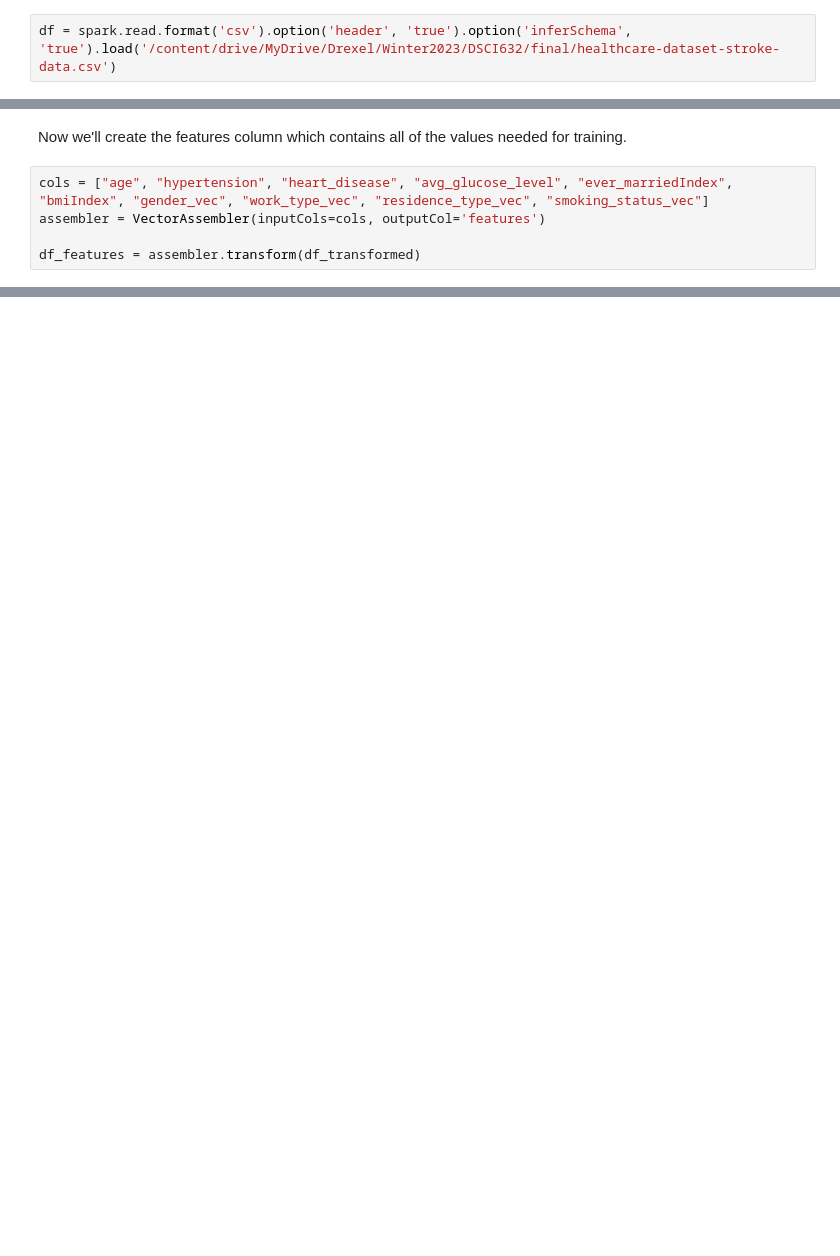
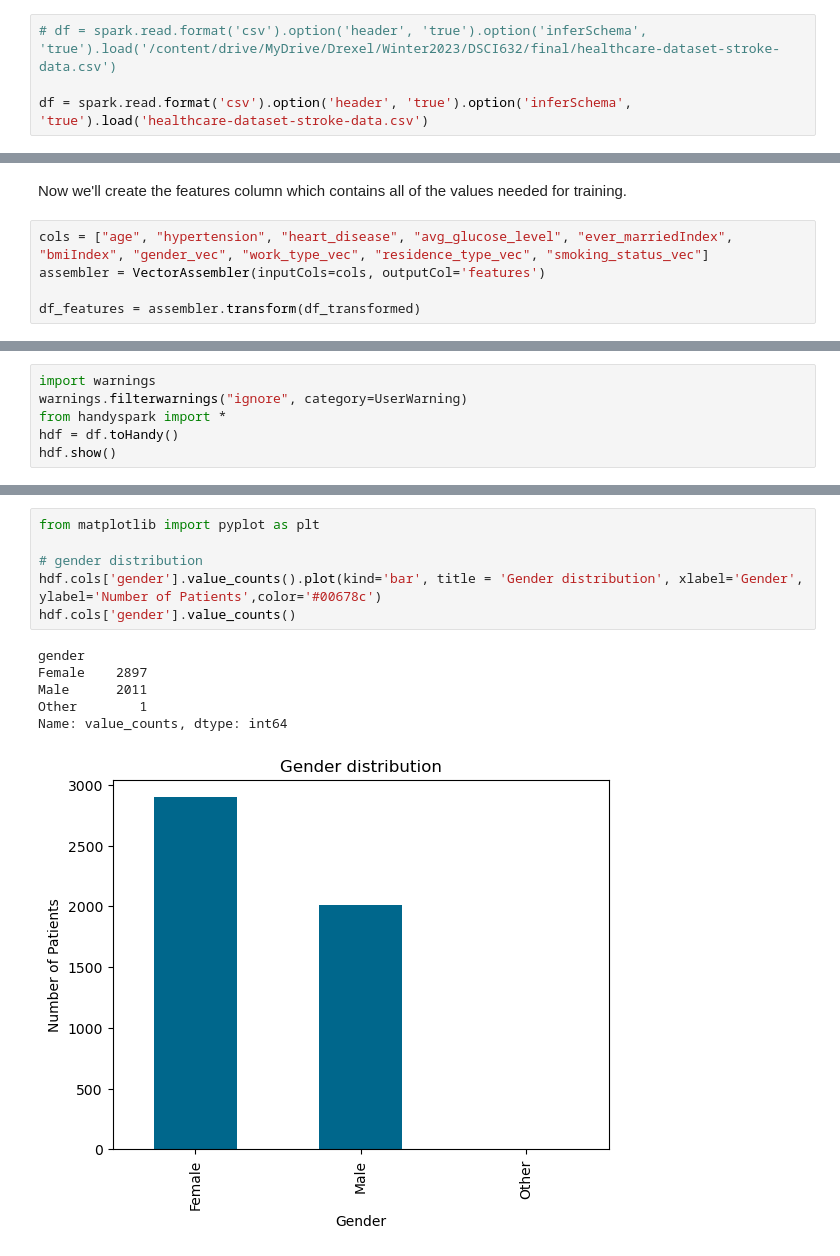
Before and after one commit to amira-bendjama/PREDICTING-STROKES-PYSPARK, a Jupyter notebook: DSCI632-PREDICTING-STROKE-PYSPARK.ipynb, the cells around one changed output, grey strips where cells are left out. Cells and saved outputs as stored; diff of their text form; blank space fills up the shorter version.

```diff
--- a/DSCI632-PREDICTING-STROKE-PYSPARK.ipynb
+++ b/DSCI632-PREDICTING-STROKE-PYSPARK.ipynb
@@ -39,7 +40,9 @@ rdd_sample.take(5)
 # %% [markdown]
 ## Data Cleanup
 # %%
-df = spark.read.format('csv').option('header', 'true').option('inferSchema', 'true').load('/content/drive/MyDrive/Drexel/Winter2023/DSCI632/final/healthcare-dataset-stroke-data.csv')
+# df = spark.read.format('csv').option('header', 'true').option('inferSchema', 'true').load('/content/drive/MyDrive/Drexel/Winter2023/DSCI632/final/healthcare-dataset-stroke-data.csv')
+
+df = spark.read.format('csv').option('header', 'true').option('inferSchema', 'true').load('healthcare-dataset-stroke-data.csv')
 # %%
 df.show()
 # %% [output]
@@ -151,0 +180,6 @@ only showing top 5 rows
+# %%
+import warnings
+warnings.filterwarnings("ignore", category=UserWarning)
+from handyspark import *
+hdf = df.toHandy()
+hdf.show()
@@ -151,0 +204,13 @@ only showing top 5 rows
+# %%
+from matplotlib import pyplot as plt
+
+# gender distribution
+hdf.cols['gender'].value_counts().plot(kind='bar', title = 'Gender distribution', xlabel='Gender', ylabel='Number of Patients',color='#00678c')
+hdf.cols['gender'].value_counts()
+# %% [output]
+gender
+Female    2897
+Male      2011
+Other        1
+Name: value_counts, dtype: int64
+[figure, added]
```
Also changed, not shown: parts of 11 cells of this notebook.
